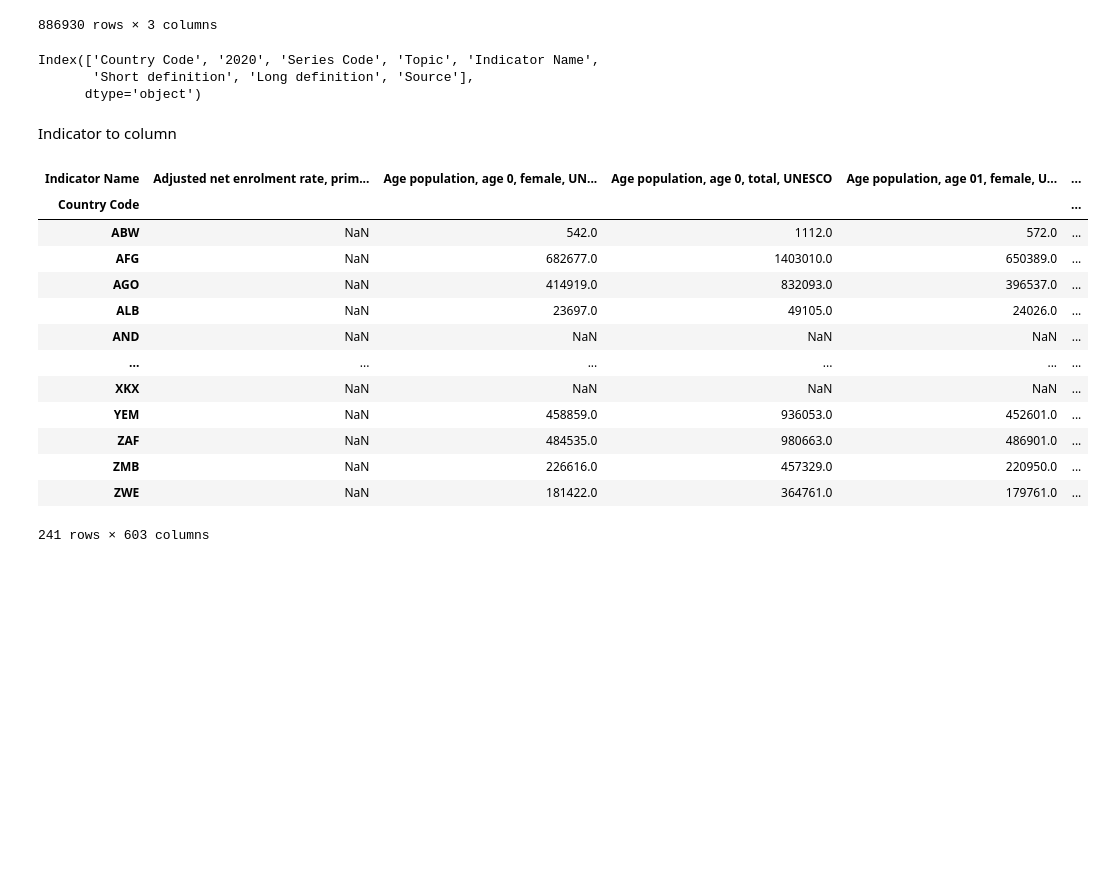
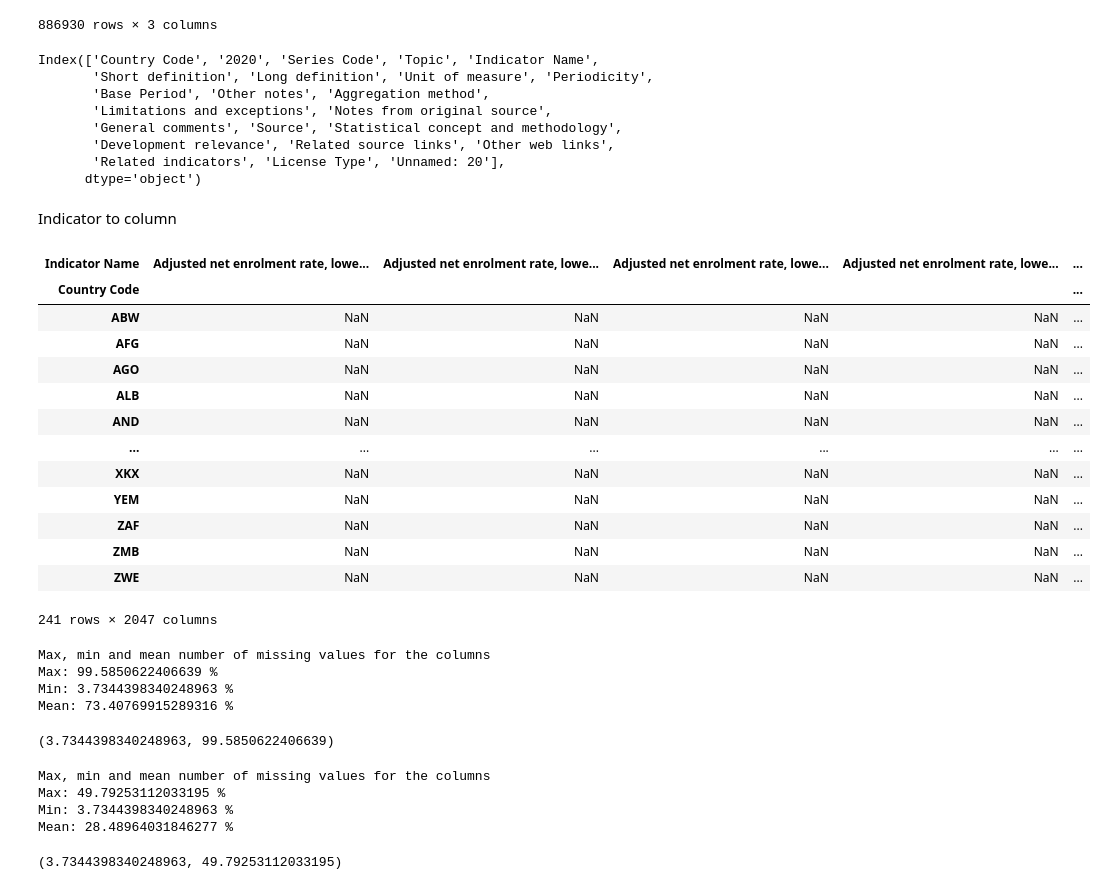
Before and after one commit to MDAIceland/WaterSecurity, a Jupyter notebook: unlabeled_preprocessing/prep_edstats.ipynb, the cells around one changed output. Saved outputs shown, nothing was run; the diff lists cells and outputs as text; code cells hidden in the pictures; blank space fills up the shorter version.

```diff
--- a/unlabeled_preprocessing/prep_edstats.ipynb
+++ b/unlabeled_preprocessing/prep_edstats.ipynb
@@ -9,9 +9,3 @@ export_path = "preprocessed_data/preprocessed_edstats.csv"
-# %%
-#df_cs = pd.read_csv (f"{data_path}/EdStatsCountry-Series.csv")
-df_c = pd.read_csv (f"{data_path}/EdStatsCountry.csv")
-df_d = pd.read_csv (f"{data_path}/EdStatsData.csv")
-#df_fn = pd.read_csv (f"{data_path}/EdStatsFootNote.csv")
-df_s = pd.read_csv (f"{data_path}/EdStatsSeries.csv")
 # %%
 df_d.columns
 # %% [output]
@@ -84,27 +77,38 @@ df_d_withseries.drop(['Indicator Code'], inplace=True, axis=1)
 df_d_withseries.columns
 # %% [output]
 Index(['Country Code', '2020', 'Series Code', 'Topic', 'Indicator Name',
-       'Short definition', 'Long definition', 'Source'],
+       'Short definition', 'Long definition', 'Unit of measure', 'Periodicity',
+       'Base Period', 'Other notes', 'Aggregation method',
+       'Limitations and exceptions', 'Notes from original source',
+       'General comments', 'Source', 'Statistical concept and methodology',
+       'Development relevance', 'Related source links', 'Other web links',
+       'Related indicators', 'License Type', 'Unnamed: 20'],
       dtype='object')
 # %% [markdown]
 Indicator to column
 # %%
 countryXindicator = df_d_withseries.pivot_table('2020',['Country Code'],'Indicator Name')
-dcountryXindicator.dropna(axis=1,how="all")
-ropColumnHalf(countryXindicator)
 countryXindicator
 # %% [output]
-| Indicator Name | Adjusted net enrolment rate, prim... | Age population, age 0, female, UN... | Age population, age 0, total, UNESCO | Age population, age 01, female, U... | ... |
+| Indicator Name | Adjusted net enrolment rate, lowe... | Adjusted net enrolment rate, lowe... | Adjusted net enrolment rate, lowe... | Adjusted net enrolment rate, lowe... | ... |
 | Country Code |  |  |  |  | ... |
-| ABW | NaN | 542.0 | 1112.0 | 572.0 | ... |
-| AFG | NaN | 682677.0 | 1403010.0 | 650389.0 | ... |
-| AGO | NaN | 414919.0 | 832093.0 | 396537.0 | ... |
-| ALB | NaN | 23697.0 | 49105.0 | 24026.0 | ... |
+| ABW | NaN | NaN | NaN | NaN | ... |
+| AFG | NaN | NaN | NaN | NaN | ... |
+| AGO | NaN | NaN | NaN | NaN | ... |
+| ALB | NaN | NaN | NaN | NaN | ... |
 | AND | NaN | NaN | NaN | NaN | ... |
 | ... | ... | ... | ... | ... | ... |
 | XKX | NaN | NaN | NaN | NaN | ... |
-| YEM | NaN | 458859.0 | 936053.0 | 452601.0 | ... |
-| ZAF | NaN | 484535.0 | 980663.0 | 486901.0 | ... |
-| ZMB | NaN | 226616.0 | 457329.0 | 220950.0 | ... |
-| ZWE | NaN | 181422.0 | 364761.0 | 179761.0 | ... |
+| YEM | NaN | NaN | NaN | NaN | ... |
+| ZAF | NaN | NaN | NaN | NaN | ... |
+| ZMB | NaN | NaN | NaN | NaN | ... |
+| ZWE | NaN | NaN | NaN | NaN | ... |
-241 rows × 603 columns
+241 rows × 2047 columns
+# %%
+print_missing_percentages(countryXindicator)
+# %% [output]
+Max, min and mean number of missing values for the columns
+Max: 99.5850622406639 %
+Min: 3.7344398340248963 %
+Mean: 73.40769915289316 %
+(3.7344398340248963, 99.5850622406639)
@@ -110,0 +117,8 @@ countryXindicator
+# %%
+print_missing_percentages(countryXindicator)
+# %% [output]
+Max, min and mean number of missing values for the columns
+Max: 49.79253112033195 %
+Min: 3.7344398340248963 %
+Mean: 28.48964031846277 %
+(3.7344398340248963, 49.79253112033195)
```
Also changed, not shown: parts of 9 cells of this notebook, 2 other files.
